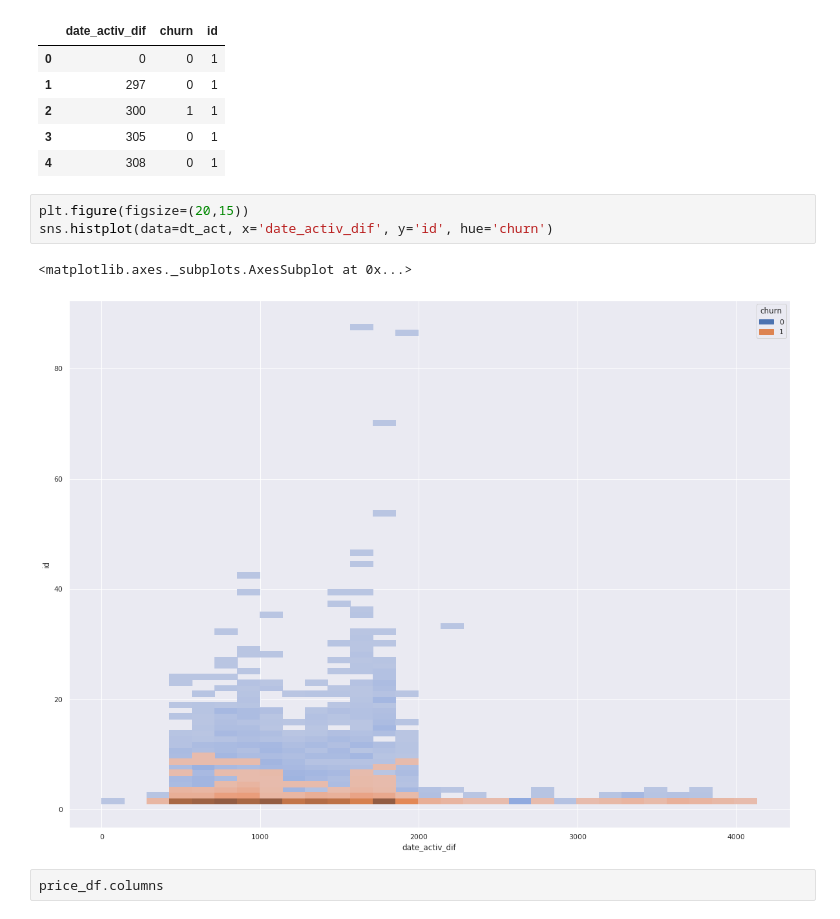
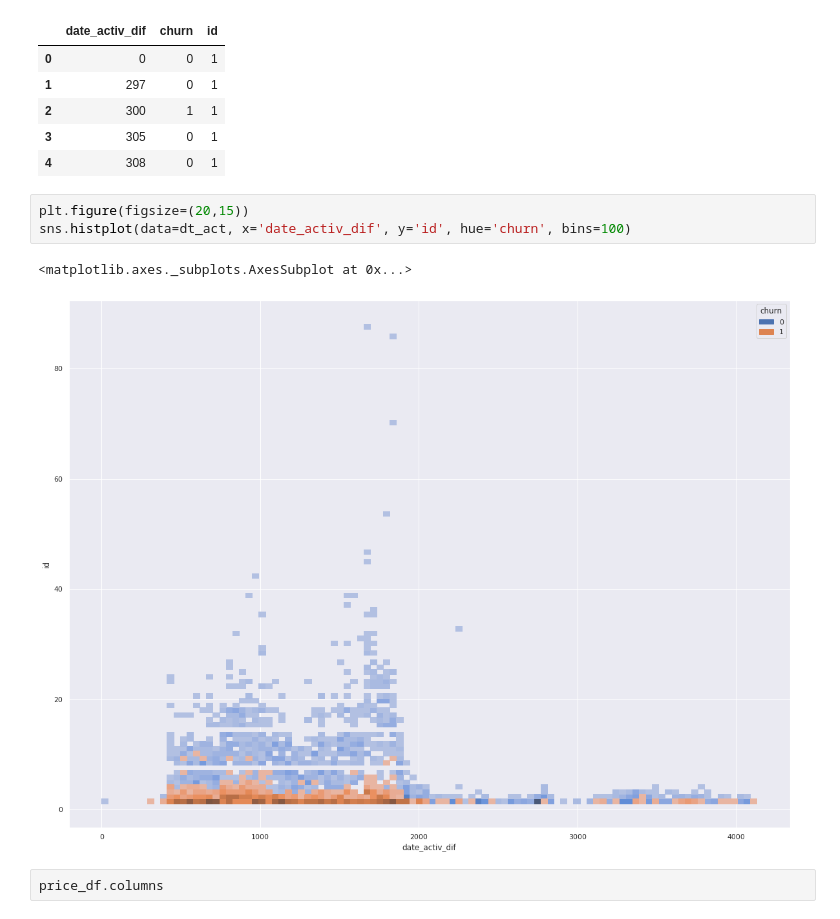
Before and after one commit to nug-12/BCG_Data_Virtual_Experience, a Jupyter notebook: BCG.ipynb, the cells around one changed output. Drawn from its saved outputs; the diff is of its cells as text.

```diff
--- a/BCG.ipynb
+++ b/BCG.ipynb
@@ -356,10 +356,10 @@ dt_act.head()
 | 4 | 308 | 0 | 1 |
 # %%
 plt.figure(figsize=(20,15))
-sns.histplot(data=dt_act, x='date_activ_dif', y='id', hue='churn')
+sns.histplot(data=dt_act, x='date_activ_dif', y='id', hue='churn', bins=100)
 # %% [output]
 <matplotlib.axes._subplots.AxesSubplot at 0x...>
-[figure, old version]
+[figure, new version]
 # %%
 price_df.columns
 # %% [output]
```
Also changed, not shown: parts of 18 cells of this notebook.
